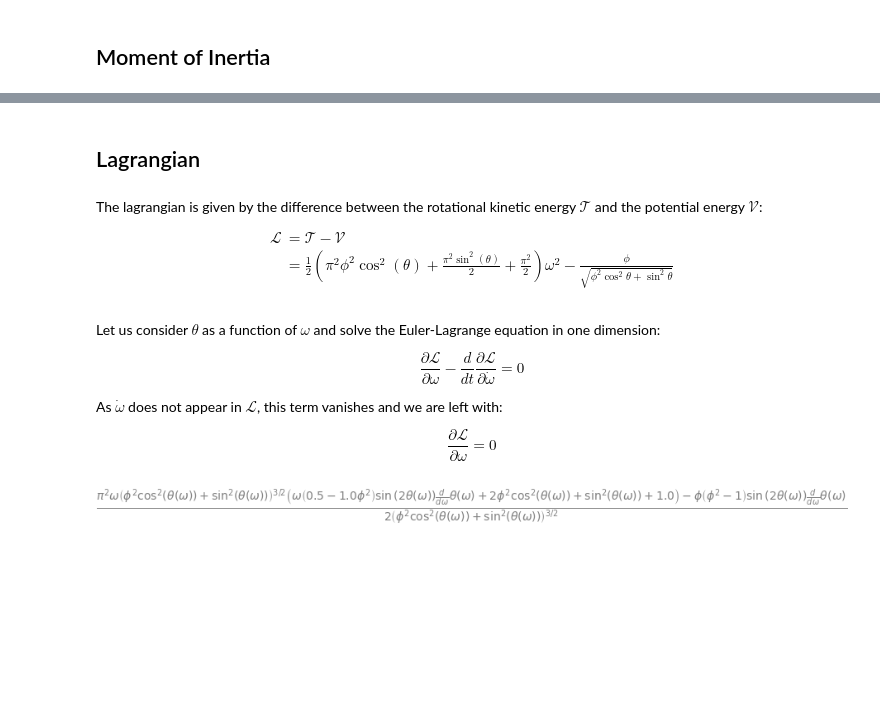
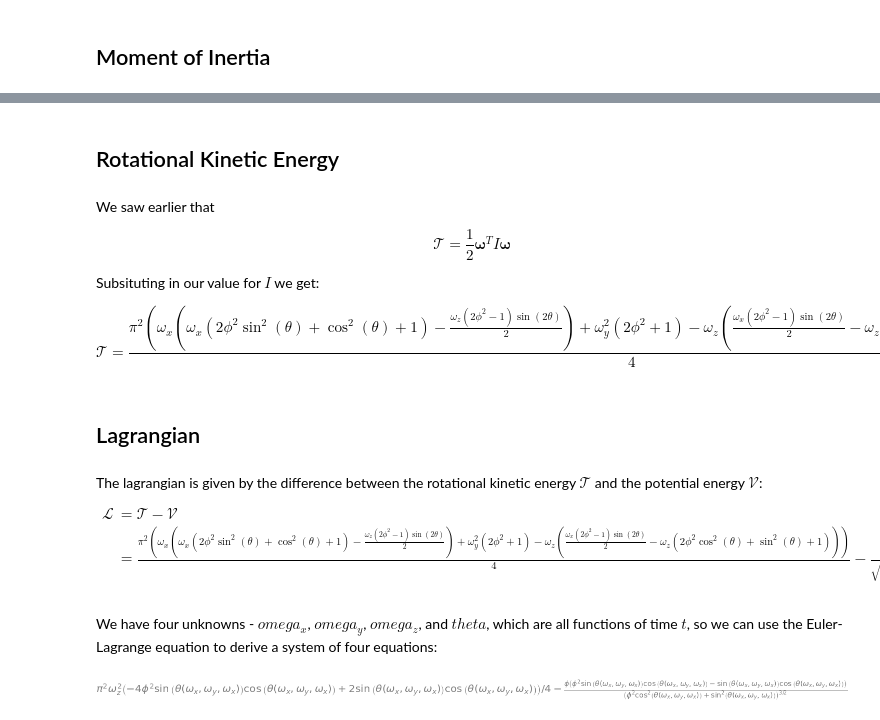
Before and after one commit to rvodden/phitop, a Jupyter notebook: phitop.ipynb, the cells around one changed output, grey strips where cells are left out. Saved outputs shown, nothing was run; the diff lists cells and outputs as text; code cells hidden in the pictures; blank space fills up the shorter version.

```diff
--- a/phitop.ipynb
+++ b/phitop.ipynb
@@ -165,0 +214,5 @@ where $I$ is the moment of inertia, and $\omega\$ is the rotational velocity. In
+# %%
+def derive_potential_energy():
+    theta = sym.symbols("theta_y")
+    return phi / sym.sqrt(phi**2*sym.sin(sym.pi/2 - theta)**2 + sym.cos(sym.pi/2-theta)**2)
+potential_energy = derive_potential_energy()
@@ -280,5 +272,0 @@ $$
-# %%
-def derive_rotational_kinetic_energy():
-    omega = sym.Symbol("omega")
-    return 0.5 * omega * omega * moment_of_inertia
-rotational_kinetic_energy = derive_rotational_kinetic_energy()
@@ -304,3 +381,23 @@ $$
+# %% [markdown]
+## Rotational Kinetic Energy
+# %%
+def derive_rotational_kinetic_energy():
+    omega_x, omega_y, omega_z = sym.symbols('omega_x omega_y omega_z')
+    w = sym.Matrix([omega_x,omega_y,omega_z])
+    return (sym.Rational(1,2) * w.T @ moment_of_inertia @ w)[0].simplify()
+rotational_kinetic_energy = derive_rotational_kinetic_energy()
+# %% [markdown]
+We saw earlier that
+
+$$
+\mathcal{T} = \frac{1}{2}\boldsymbol{\omega}^TI\boldsymbol{\omega}
+$$
+
+Subsituting in our value for $I$ we get:
+
+$$
+\mathcal{T} = \frac{\pi^{2} \left(\omega_{x} \left(\omega_{x} \left(2 \phi^{2} \sin^{2}{\left(\theta \right)} + \cos^{2}{\left(\theta \right)} + 1\right) - \frac{\omega_{z} \left(2 \phi^{2} - 1\right) \sin{\left(2 \theta \right)}}{2}\right) + \omega_{y}^{2} \left(2 \phi^{2} + 1\right) - \omega_{z} \left(\frac{\omega_{x} \left(2 \phi^{2} - 1\right) \sin{\left(2 \theta \right)}}{2} - \omega_{z} \left(2 \phi^{2} \cos^{2}{\left(\theta \right)} + \sin^{2}{\left(\theta \right)} + 1\right)\right)\right)}{4}
+$$
 # %% [markdown]
 ## Lagrangian
 # %%
@@ -313,30 +410,6 @@ The lagrangian is given by the difference between the rotational kinetic energy
 $$
 \begin{align}
 \mathcal{L} &= \mathcal{T} - \mathcal{V} \\
-&= \frac{1}{2}\left(\pi^{2} \phi^{2} \cos^{2}{\left(\theta \right)} + \frac{\pi^{2} \sin^{2}{\left(\theta \right)}}{2} + \frac{\pi^{2}}{2}\right)\omega^2 - \frac{\phi}{\sqrt{\phi^2\cos^2\theta + \sin^2\theta}}
+&= \frac{\pi^{2} \left(\omega_{x} \left(\omega_{x} \left(2 \phi^{2} \sin^{2}{\left(\theta \right)} + \cos^{2}{\left(\theta \right)} + 1\right) - \frac{\omega_{z} \left(2 \phi^{2} - 1\right) \sin{\left(2 \theta \right)}}{2}\right) + \omega_{y}^{2} \left(2 \phi^{2} + 1\right) - \omega_{z} \left(\frac{\omega_{x} \left(2 \phi^{2} - 1\right) \sin{\left(2 \theta \right)}}{2} - \omega_{z} \left(2 \phi^{2} \cos^{2}{\left(\theta \right)} + \sin^{2}{\left(\theta \right)} + 1\right)\right)\right)}{4} - \frac{\phi}{\sqrt{\phi^2\cos^2\theta + \sin^2\theta}}
 \end{align}
 $$
-# %% [markdown]
-Let us consider $\theta$ as a function of $\omega$ and solve the Euler-Lagrange equation in one dimension:
-
-$$
-\frac{\partial \mathcal{L}}{\partial \omega} - \frac{d}{dt}\frac{\partial \mathcal{L}}{\partial \dot{\omega}} = 0
-$$
-
-As $\dot{\omega}$ does not appear in $\mathcal{L}$, this term vanishes and we are left with:
-
-$$
-\frac{\partial \mathcal{L}}{\partial \omega} = 0
-$$
-# %%
-def derive_euler_lagrange():
-    omega = sym.Symbol("omega")
-    t = sym.Symbol("theta")
-    theta = sym.Function("theta")(omega)
-    return sym.diff(lagrangian.subs({t: theta}), omega)
-derive_euler_lagrange().simplify()
-
-euler_lagrange = derive_euler_lagrange().simplify()
-euler_lagrange
-# %% [output]
-[figure, removed]
@@ -344,0 +416,13 @@ sym.dsolve()
+# %% [markdown]
+We have four unknowns - $omega_x$, $omega_y$, $omega_z$, and $theta$, which are all functions of time $t$, so we can use the Euler-Lagrange equation to derive a system of four equations:
+# %%
+def derive_euler_lagrange_theta():
+    omega_x, omega_y, omega_z = sym.symbols("omega_x, omega_y, omega_x")
+    th, t = sym.symbols("theta t")
+    theta = sym.Function("theta")(omega_x,omega_y,omega_z)
+    theta_dot = sym.diff(theta, t)
+    return sym.diff(lagrangian.subs({th: theta, omega_x: 0, omega_y: 0}), theta)
+euler_lagrange_theta = derive_euler_lagrange_theta()
+euler_lagrange_theta
+# %% [output]
+[figure, added]
```
Also changed, not shown: parts of 30 cells of this notebook, 1 other file.
